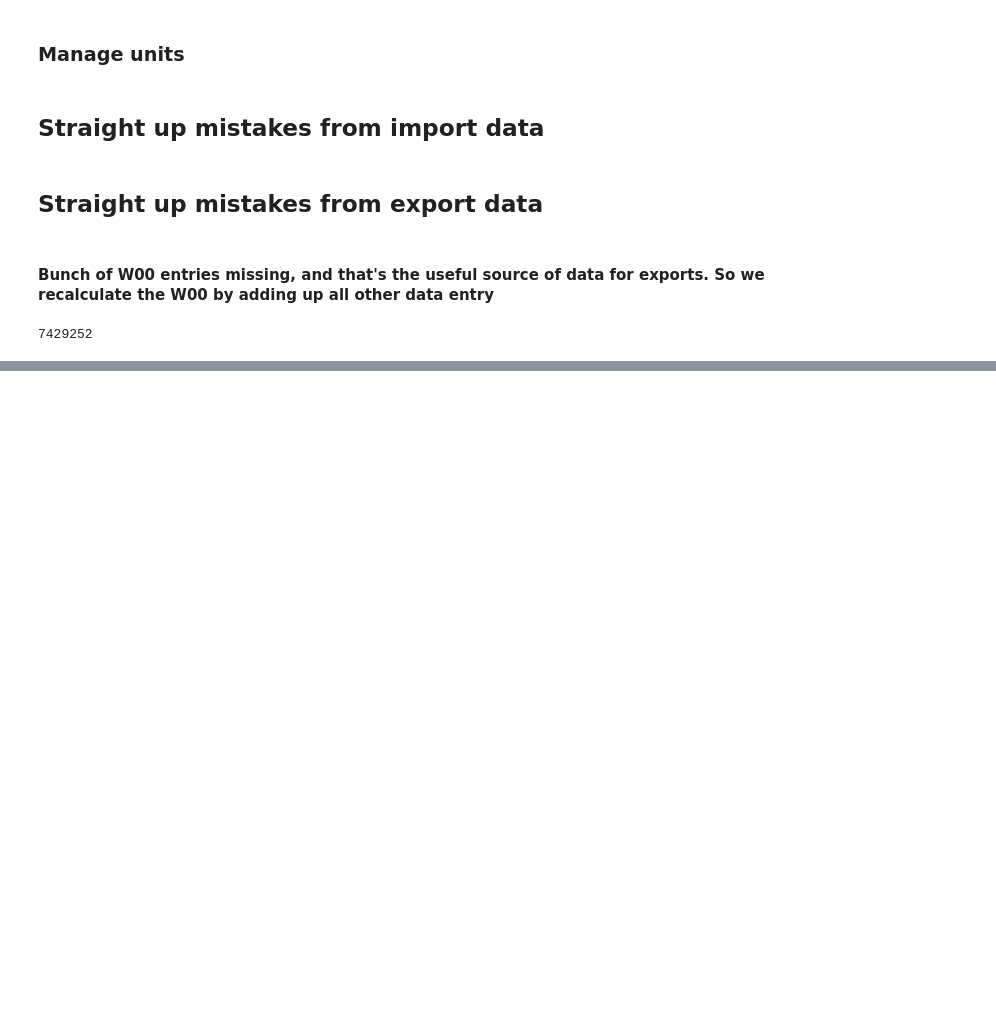
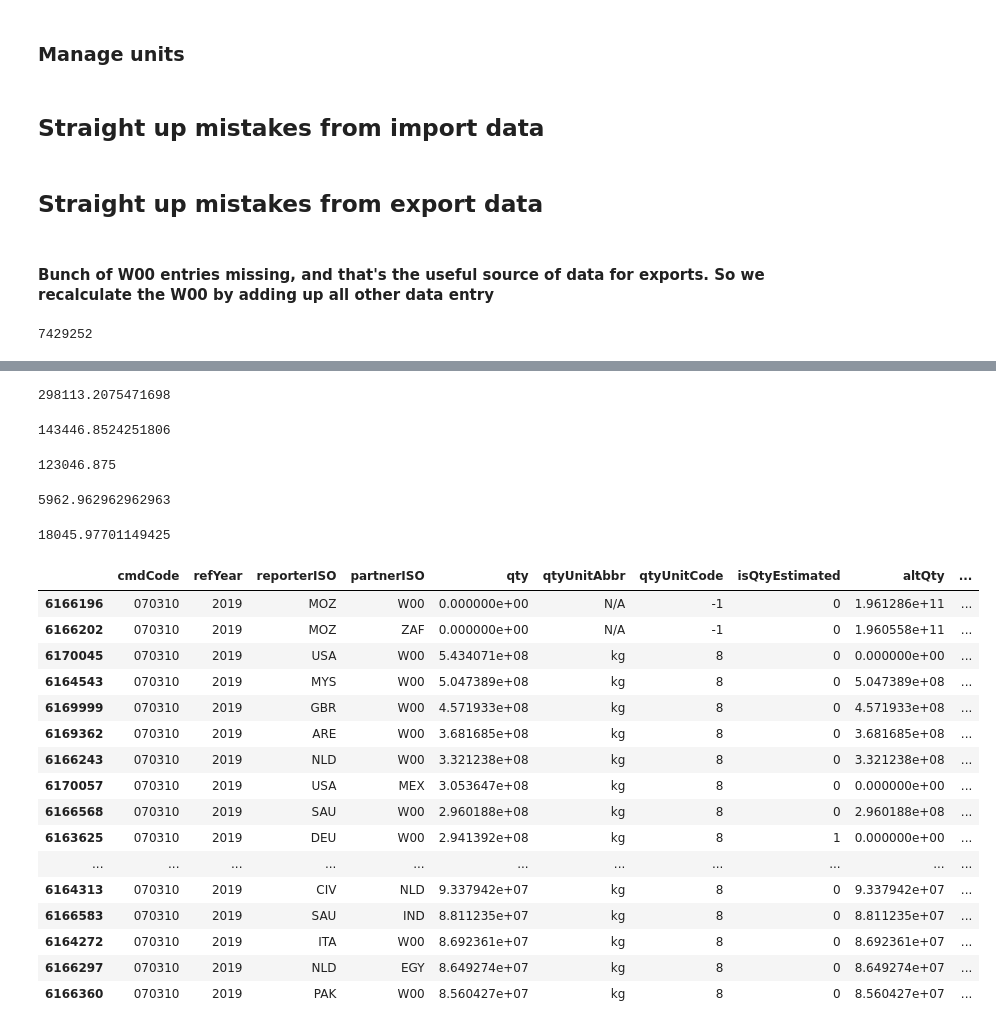
Before and after one commit to matthieu-str/Regiopremise, a Jupyter notebook: doc/COMTRADE data treatment.ipynb, the cells around one changed output, grey strips where cells are left out. Saved outputs shown, nothing was run; the diff lists cells and outputs as text; code cells hidden in the pictures; blank space fills up the shorter version.

Commit message:
New spatialization approach + works with BACI datanow + new mapping with HS + many other things

```diff
--- a/doc/COMTRADE data treatment.ipynb
+++ b/doc/COMTRADE data treatment.ipynb
@@ -127,10 +118,7 @@ for cmd in ceel_users:
     nans = pd.concat([df.loc[df.usedqtyUnitCode == 41].loc[df.netWgt.isna()],
                       df.loc[df.usedqtyUnitCode == 41].loc[df.netWgt == 0]]).index
     if not nans.empty:
-        average_weight = (df.loc[df.usedqtyUnitCode == 41, 'usedqty'] /
-                          df.loc[df.usedqtyUnitCode == 41, 'netWgt'] *
-                          df.loc[df.usedqtyUnitCode == 41, 'usedqty'] /
-                          df.loc[df.usedqtyUnitCode == 41, 'usedqty'].replace(np.inf, np.nan).sum()).replace(np.inf, np.nan).dropna().sum()
+        average_weight = (df.loc[df.usedqtyUnitCode == 41, 'netWgt'] / df.loc[df.usedqtyUnitCode == 41, 'usedqty']).replace(np.inf, 0).mean()
         df.loc[nans, 'usedqty'] *= average_weight
         df.loc[nans, 'usedqtyUnitCode'] = 8
 
@@ -255,8 +239,11 @@ data = data.drop([i for i in data.index if data.loc[i,'cmdCode'] in no_weight an
 # %%
 cubic_meter_guys = set(data.loc[data.usedqtyUnitCode == 12, 'cmdCode'])
 
-for cmd in cubic_meter_guys:
-    df = data.loc[data.cmdCode == cmd].copy()
+# working in a sub-division of the df is gonna make things faster
+dff = data.loc[data.cmdCode.isin(cubic_meter_guys)].copy()
+
+for cmd in tqdm(cubic_meter_guys, leave=True):
+    df = dff.loc[dff.cmdCode == cmd].copy()
     using_kg = len(df[df.usedqtyUnitCode == 8])/len(df)
     using_m3 = len(df[df.usedqtyUnitCode == 12])/len(df)
     using_m2 = len(df[df.usedqtyUnitCode == 2])/len(df)
@@ -266,23 +253,17 @@ for cmd in cubic_meter_guys:
         df.loc[df.usedqtyUnitCode == 2, 'usedqtyUnitCode'] = 12
     if using_u < 0.01:
         non_zero = df.loc[df.usedqtyUnitCode == 5].loc[df.netWgt != 0].loc[~df.netWgt.isna()].index
-        average_weight = (df.loc[non_zero, 'usedqty'] /
-                          df.loc[non_zero, 'netWgt'] *
-                          df.loc[non_zero, 'usedqty'] /
-                          df.loc[non_zero, 'usedqty'].sum()).sum()
+        average_weight = (df.loc[non_zero, 'netWgt'] / df.loc[non_zero, 'usedqty']).replace(np.inf, 0).mean()
         if non_zero.empty:
             non_zero = df.loc[df.altQtyUnitCode == 5].loc[df.netWgt != 0].loc[~df.netWgt.isna()].index
-            average_weight = (df.loc[non_zero, 'altQty'] /
-                              df.loc[non_zero, 'netWgt'] *
-                              df.loc[non_zero, 'altQty'] /
-                              df.loc[non_zero, 'altQty'].sum()).sum()
+            average_weight = (df.loc[non_zero, 'netWgt'] / df.loc[non_zero, 'altQty']).replace(np.inf, 0).mean()
         no_nans = df.loc[df.usedqtyUnitCode == 5].loc[df.netWgt != 0].loc[~df.netWgt.isna()].index
         if not no_nans.empty:
             df.loc[no_nans, 'usedqty'] = df.loc[no_nans, 'netWgt']
             df.loc[no_nans, 'usedqtyUnitCode'] = 8
         nans = pd.concat([df.loc[df.usedqtyUnitCode == 5].loc[df.netWgt.isna()],
                           df.loc[df.usedqtyUnitCode == 5].loc[df.netWgt == 0]]).index
-        df.loc[nans, 'usedqty'] /= average_weight
+        df.loc[nans, 'usedqty'] *= average_weight
         df.loc[nans, 'usedqtyUnitCode'] = 8
     if using_m3 < 0.01:
         df.loc[df.usedqtyUnitCode == 12, 'usedqty'] = 0
@@ -315,6 +296,11 @@ densities = {
     '280421':1.784, # kg/m3 density of argon
     '270500':0.58, # kg/m3 density of coal gas
     '271112':0.498, # kg/m3 density of propane
+    '151229':930, # kg/m3 density of cottonseed oil, refined
+    '220710':789, # kg/m3 density of absolute ethanol
+    '220720':789, # kg/m3 density of absolute ethanol
+    '440322':550, # kg/m3 density of parana pine (wood)
+    '440399':700, # kg/m3 density of wood
 }
 
 for cmd in cubic_meter_guys:
@@ -368,6 +354,13 @@ data.loc[data.loc[data.cmdCode == '870331'].loc[data.qty == 0].loc[data.altQtyUn
 # %%
 # obviously wrong
 data = data.drop(data.loc[data.cmdCode == '4407'].loc[data.reporterISO == 'YEM'].loc[data.refYear != 2019].index)
+
+data = data.drop(data.loc[data.cmdCode.isin(['870421','870422'])].loc[data.reporterISO.isin(['ECU','PAK'])].index)
+data = data.drop(data.loc[data.cmdCode.isin(['870421'])].loc[data.reporterISO.isin(['MMR'])].loc[data.refYear == 2019].index)
+
+data = data.drop(data.loc[data.cmdCode.isin(['940360'])].loc[data.reporterISO.isin(['MOZ'])].index)
+
+data = data.drop(data.loc[data.cmdCode.isin(['841780'])].loc[data.reporterISO.isin(['DOM', 'ECU'])].index)
 # %%
 # the data from ZAF would imply a density of wood of less than 1kg/m3 -> all wrong
 data = data.drop(data.loc[data.cmdCode == '440729'].loc[data.reporterISO == 'ZAF'].loc[data.refYear.isin([2020, 2022, 2023])].index)
@@ -452,6 +445,9 @@ data = data.drop(data.loc[data.cmdCode == '270500'].loc[data.reporterISO.isin(['
 # %%
 data.loc[data.loc[data.cmdCode.isin(['230230','080132','071333'])].loc[data.reporterISO.isin(['MOZ'])].loc[
 data.refYear.isin([2019,2020,2021,2022])].index,'usedqty'] /= 1000
+# average weight for lorry ~ 15,000kg (from calculation in for-loops above)
+data.loc[data.cmdCode == '870422'].loc[data.reporterISO == 'MOZ', 'usedqty'] /= 15000
+data.loc[data.cmdCode == '870422'].loc[data.reporterISO == 'MOZ', 'usedqtyUnitCode'] = 8
 # %%
 data.drop(data.loc[data.cmdCode == '840734'].loc[data.reporterISO == 'MYS'].loc[data.partnerISO == 'JPN'].loc[data.refYear == 2023].index)
 data.drop(data.loc[data.cmdCode == '840734'].loc[data.reporterISO == 'BOL'].loc[data.refYear.isin([2019, 2020, 2021])].index)
@@ -482,0 +543,40 @@ data.set_index('cmdCode').loc[:,['refYear','reporterISO','partnerISO','usedqty']
+# %%
+395000000/1325 # $/furnace
+# %% [output]
+298113.2075471698
+# %%
+139000000/969 # $/furnace
+# %% [output]
+143446.8524251806
+# %%
+63000000/512 # $/furnace
+# %% [output]
+123046.875
+# %%
+1610000/270 # $/furnace
+# %% [output]
+5962.962962962963
+# %%
+1570000/87
+# %% [output]
+18045.97701149425
+# %%
+data.loc[data.cmdCode == '070310'].loc[data.refYear == 2019].sort_values(by=['usedqty'], ascending=False).iloc[:50]
+# %% [output]
+|  | cmdCode | refYear | reporterISO | partnerISO | qty | qtyUnitAbbr | qtyUnitCode | isQtyEstimated | altQty | ... |
+| 6166196 | 070310 | 2019 | MOZ | W00 | 0.000000e+00 | N/A | -1 | 0 | 1.961286e+11 | ... |
+| 6166202 | 070310 | 2019 | MOZ | ZAF | 0.000000e+00 | N/A | -1 | 0 | 1.960558e+11 | ... |
+| 6170045 | 070310 | 2019 | USA | W00 | 5.434071e+08 | kg | 8 | 0 | 0.000000e+00 | ... |
+| 6164543 | 070310 | 2019 | MYS | W00 | 5.047389e+08 | kg | 8 | 0 | 5.047389e+08 | ... |
+| 6169999 | 070310 | 2019 | GBR | W00 | 4.571933e+08 | kg | 8 | 0 | 4.571933e+08 | ... |
+| 6169362 | 070310 | 2019 | ARE | W00 | 3.681685e+08 | kg | 8 | 0 | 3.681685e+08 | ... |
+| 6166243 | 070310 | 2019 | NLD | W00 | 3.321238e+08 | kg | 8 | 0 | 3.321238e+08 | ... |
+| 6170057 | 070310 | 2019 | USA | MEX | 3.053647e+08 | kg | 8 | 0 | 0.000000e+00 | ... |
+| 6166568 | 070310 | 2019 | SAU | W00 | 2.960188e+08 | kg | 8 | 0 | 2.960188e+08 | ... |
+| 6163625 | 070310 | 2019 | DEU | W00 | 2.941392e+08 | kg | 8 | 1 | 0.000000e+00 | ... |
+| ... | ... | ... | ... | ... | ... | ... | ... | ... | ... | ... |
+| 6164313 | 070310 | 2019 | CIV | NLD | 9.337942e+07 | kg | 8 | 0 | 9.337942e+07 | ... |
+| 6166583 | 070310 | 2019 | SAU | IND | 8.811235e+07 | kg | 8 | 0 | 8.811235e+07 | ... |
+| 6164272 | 070310 | 2019 | ITA | W00 | 8.692361e+07 | kg | 8 | 0 | 8.692361e+07 | ... |
+| 6166297 | 070310 | 2019 | NLD | EGY | 8.649274e+07 | kg | 8 | 0 | 8.649274e+07 | ... |
+| 6166360 | 070310 | 2019 | PAK | W00 | 8.560427e+07 | kg | 8 | 0 | 8.560427e+07 | ... |
```
Also changed, not shown: parts of 24 cells of this notebook, 12 other files.
